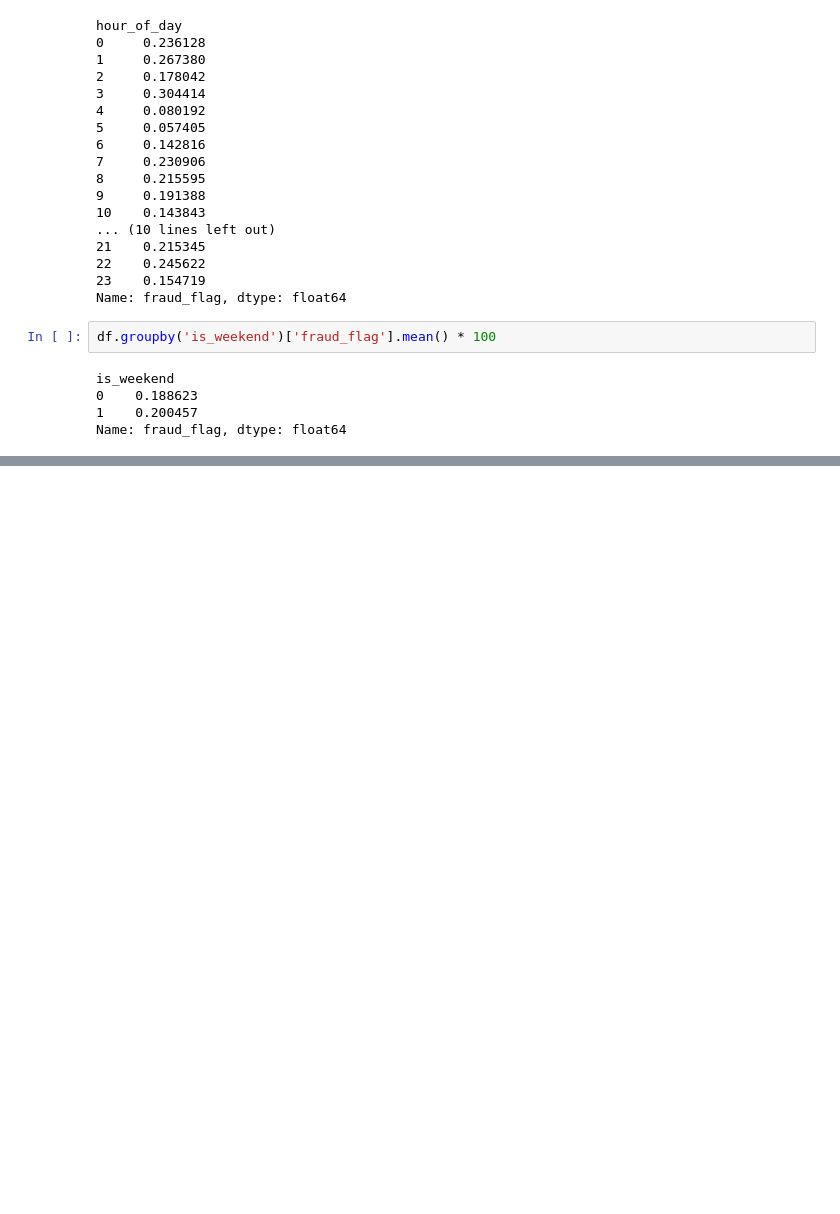
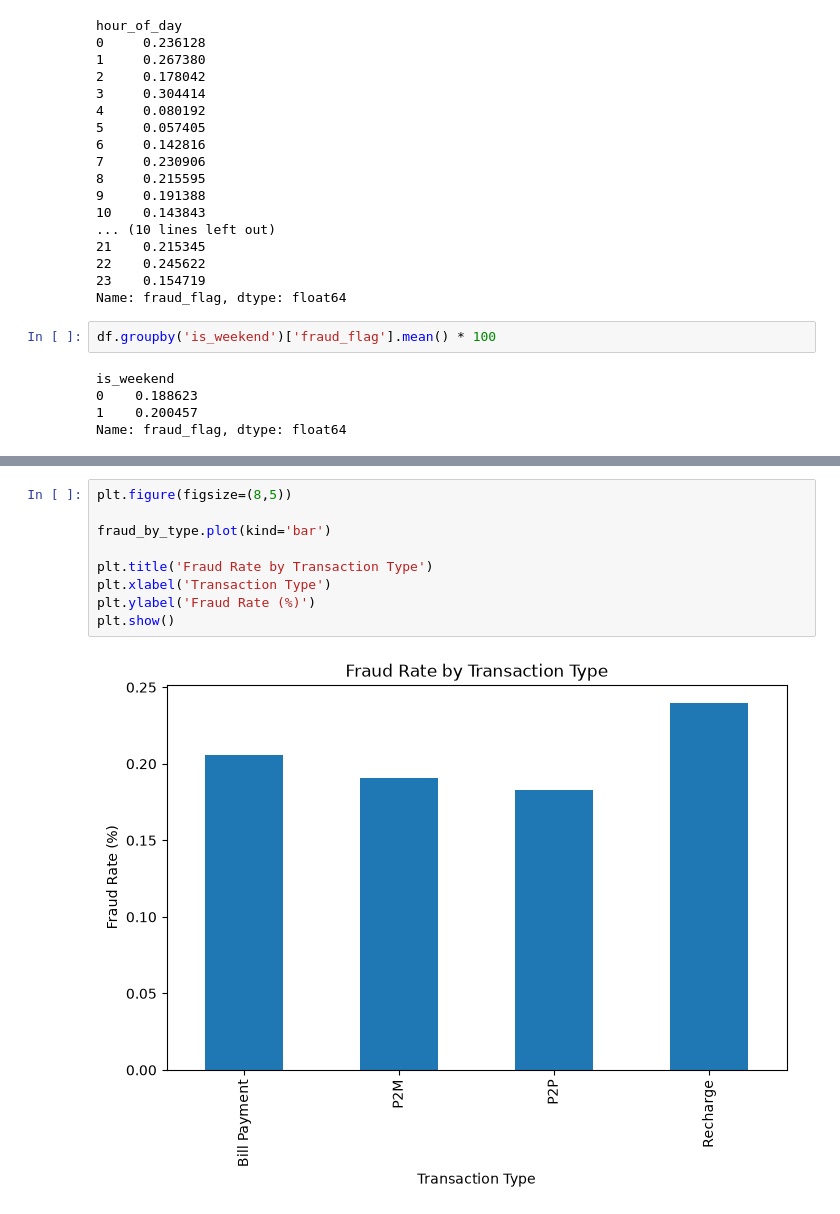
Before and after one commit to AbhayRana123987/upi-fraud-detection, a Jupyter notebook: notebooks/UPI_Fraud_Detection.ipynb, the cells around one changed output, grey strips where cells are left out. Cells and saved outputs as stored; diff of their text form; blank space fills up the shorter version.

```diff
--- a/notebooks/UPI_Fraud_Detection.ipynb
+++ b/notebooks/UPI_Fraud_Detection.ipynb
@@ -233,0 +274,11 @@ Name: fraud_flag, dtype: float64
+# %%
+plt.figure(figsize=(8,5))
+
+fraud_by_type.plot(kind='bar')
+
+plt.title('Fraud Rate by Transaction Type')
+plt.xlabel('Transaction Type')
+plt.ylabel('Fraud Rate (%)')
+plt.show()
+# %% [output]
+[figure, added]
```
Also changed, not shown: parts of 31 cells of this notebook.
